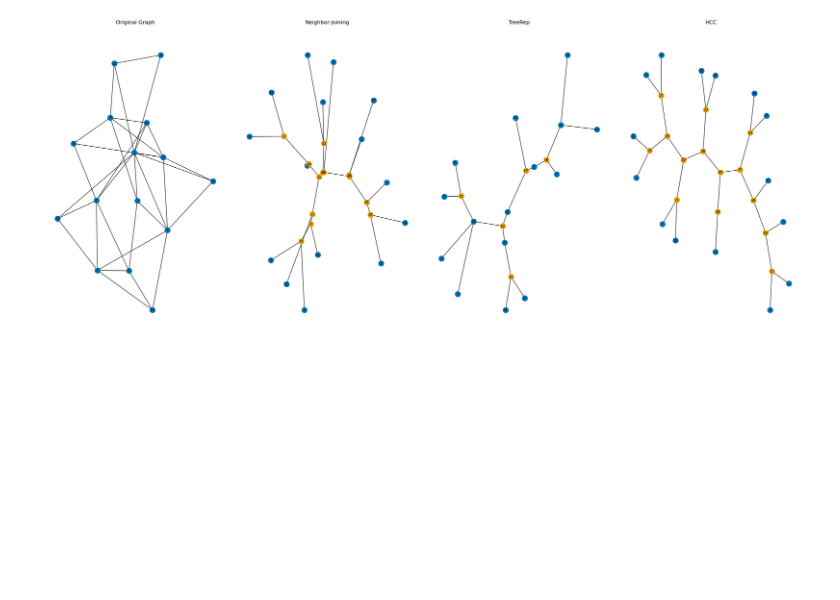
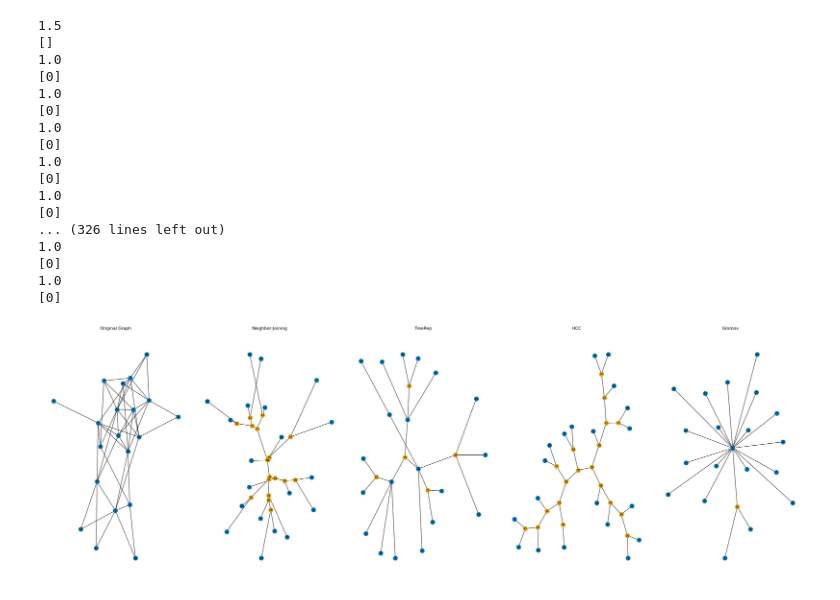
Before and after one commit to pierrehouedry/DifferentiableHyperbolicity, a Jupyter notebook: hyperbolicity/expes/toy_dataset.ipynb, the cells around one changed output. Cells and saved outputs as stored; diff of their text form; code cells hidden in the pictures; blank space fills up the shorter version.

```diff
--- a/hyperbolicity/expes/toy_dataset.ipynb
+++ b/hyperbolicity/expes/toy_dataset.ipynb
@@ -11,5 +13,5 @@ from networkx.drawing.nx_pydot import graphviz_layout
 # %%
-N = 15
+N = 20
 random_graph = nx.gnp_random_graph(N, 0.3)
 distances = nx.floyd_warshall_numpy(random_graph)
 
@@ -25,19 +27,19 @@ for u, v, data in tree_TR.G.edges(data=True):
         data['len'] = tree_TR_distances[u, v]
 
 tree_hcc = HccLinkage(distances)
-tree_hcc.fit_tree(0)
+tree_hcc.fit_tree(5)
 tree_hcc_distance = nx.floyd_warshall_numpy(tree_hcc.G)
 for u, v, data in tree_hcc.G.edges(data=True):
         data['len'] = tree_hcc_distance[u, v]
 
-gromov_distance = gromov_tree(distances)
-tree_gromov = recover_tree_graph(gromov_distance)
-tree_gromov_full = enforce_gromov_closure(tree_gromov, gromov_distance)
+gromov_distance = gromov_tree(distances, 5)
+tree_gromov = recover_tree_graph(gromov_distance, 5)
+tree_gromov_full = enforce_gromov_closure(tree_gromov, gromov_distance, 5)
 tree_gromov_full_distance = nx.floyd_warshall_numpy(tree_gromov_full)
 for u, v, data in tree_gromov_full.edges(data=True):
-        data['len'] = tree_nj_distances[u, v]
+        data['len'] = tree_gromov_full_distance[u, v]
 
-fig, axes = plt.subplots(1, 4, figsize=(24, 10), constrained_layout=True)
+fig, axes = plt.subplots(1, 5, figsize=(30, 10), constrained_layout=True)
 
 # colorblind‑friendly
 orig_color = '#0072B2'  # blue
@@ -48,8 +50,8 @@ ax = axes[0]
 pos = nx.spring_layout(random_graph, seed=0)
 nx.draw_networkx_edges(random_graph, pos, ax=ax)
 nx.draw_networkx_nodes(random_graph, pos,
-                                           nodelist=[v for v in random_graph.nodes() if v < N],
-                                           node_color=orig_color, node_size=150, ax=ax)
+                        nodelist=[v for v in random_graph.nodes() if v < N],
+                        node_color=orig_color, node_size=150, ax=ax)
 nx.draw_networkx_labels(random_graph, pos,
                         labels={v: str(v) for v in random_graph.nodes()},
                         font_size=8, font_color='black', ax=ax)
@@ -90,32 +92,67 @@ nx.draw_networkx_nodes(tree_TR.G, pos_tr,
                        nodelist=int_nodes_tr,
                        node_color=int_color,  node_size=150, ax=ax)
 nx.draw_networkx_labels(tree_TR.G, pos_tr,
                         labels={v: str(v) for v in tree_TR.G.nodes()},
                         font_size=8, font_color='black', ax=ax)
 
 ax.set_title('TreeRep', pad=10)
 ax.axis('off')
 
 # 3) HCC
 ax = axes[3]
 pos_tr = graphviz_layout(tree_hcc.G, prog='neato')
 orig_nodes_tr = [v for v in tree_hcc.G.nodes() if v < distances.shape[0]]
 int_nodes_tr  = [v for v in tree_hcc.G.nodes() if v >= distances.shape[0]]
 
 nx.draw_networkx_edges(tree_hcc.G, pos_tr, ax=ax)
 nx.draw_networkx_nodes(tree_hcc.G, pos_tr,
                        nodelist=orig_nodes_tr,
                        node_color=orig_color, node_size=150, ax=ax)
 nx.draw_networkx_nodes(tree_hcc.G, pos_tr,
                        nodelist=int_nodes_tr,
                        node_color=int_color,  node_size=150, ax=ax)
 nx.draw_networkx_labels(tree_hcc.G, pos_tr,
                         labels={v: str(v) for v in tree_hcc.G.nodes()},
                         font_size=8, font_color='black', ax=ax)
-
 ax.set_title('HCC', pad=10)
 ax.axis('off')
 
+# 4) Gromov
+ax = axes[4]
+pos_tr = graphviz_layout(tree_gromov_full, prog='neato')
+orig_nodes_tr = [v for v in tree_gromov_full.nodes() if v < distances.shape[0]]
+int_nodes_tr  = [v for v in tree_gromov_full.nodes() if v >= distances.shape[0]]
+nx.draw_networkx_edges(tree_gromov_full, pos_tr, ax=ax)
+nx.draw_networkx_nodes(tree_gromov_full, pos_tr,
+                       nodelist=orig_nodes_tr,
+                       node_color=orig_color, node_size=150, ax=ax)
+nx.draw_networkx_nodes(tree_gromov_full, pos_tr,
+                       nodelist=int_nodes_tr,
+                       node_color=int_color,  node_size=150, ax=ax)
+nx.draw_networkx_labels(tree_gromov_full, pos_tr,
+                        labels={v: str(v) for v in tree_gromov_full.nodes()},
+                        font_size=8, font_color='black', ax=ax)
+
+ax.set_title('Gromov', pad=10)
+ax.axis('off')
+
 plt.show()
 # %% [output]
+1.5
+[]
+1.0
+[0]
+1.0
+[0]
+1.0
+[0]
+1.0
+[0]
+1.0
+[0]
+... (326 lines left out)
+1.0
+[0]
+1.0
+[0]
-[figure, old version]
+[figure, new version]
```
Also changed, not shown: parts of 1 cell of this notebook, 4 other files.
